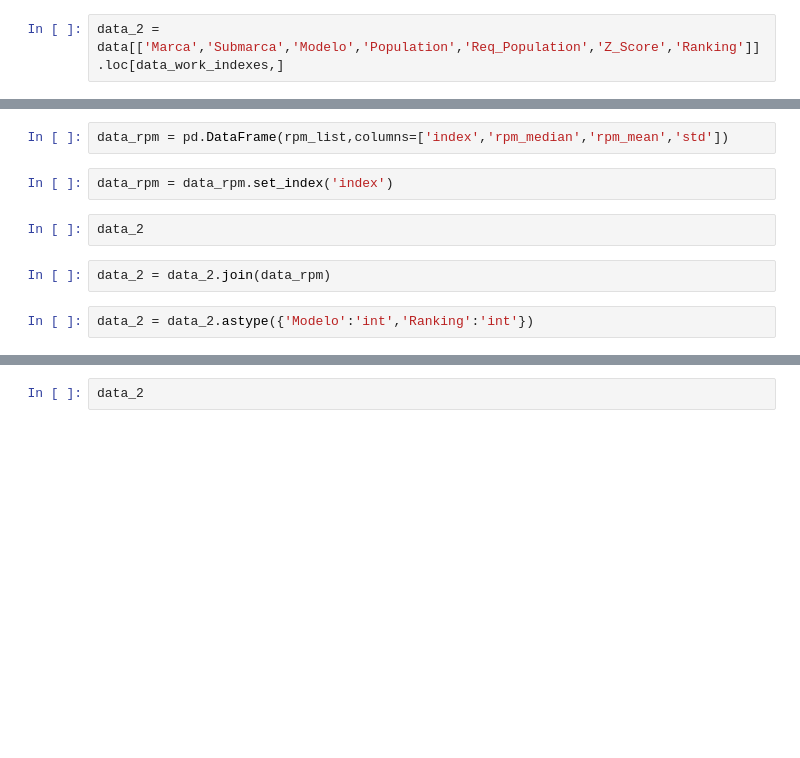
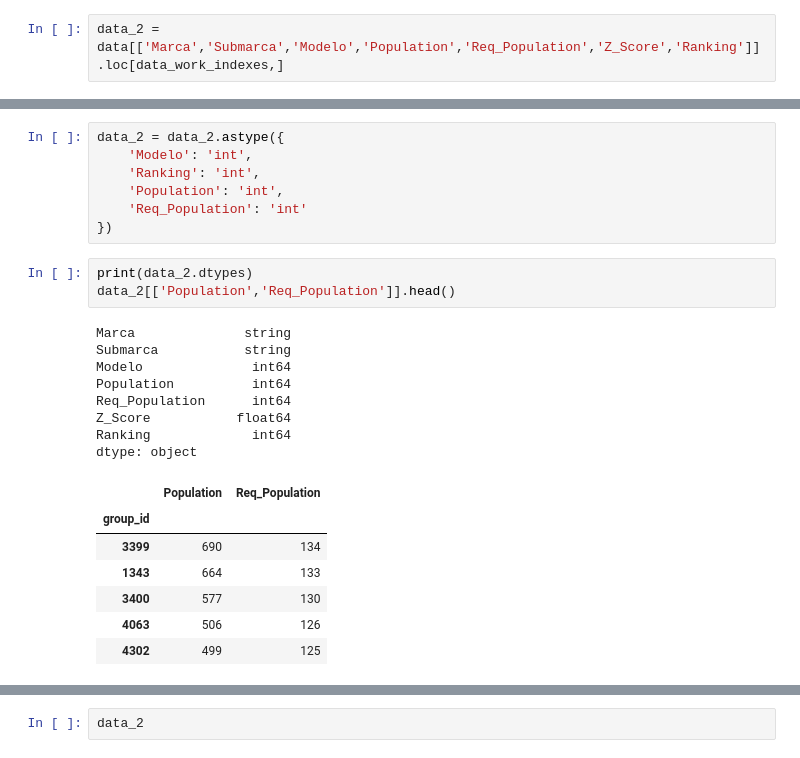
Before and after one commit to adG1l/cortesDiesel, a Jupyter notebook: notebooks/cortes_gobernador.ipynb, the cells around one changed output, grey strips where cells are left out. Cells and saved outputs as stored; diff of their text form; blank space fills up the shorter version.

```diff
--- a/notebooks/cortes_gobernador.ipynb
+++ b/notebooks/cortes_gobernador.ipynb
@@ -556,10 +629,26 @@ TypeError: '<' not supported between instances of 'str' and 'int'
-# %%
-data_rpm = pd.DataFrame(rpm_list,columns=['index','rpm_median','rpm_mean','std'])
-# %%
-data_rpm = data_rpm.set_index('index')
-# %%
-data_2
-# %%
-data_2 = data_2.join(data_rpm)
 # %%
-data_2 = data_2.astype({'Modelo':'int','Ranking':'int'})
+data_2 = data_2.astype({
+    'Modelo': 'int',
+    'Ranking': 'int',
+    'Population': 'int',
+    'Req_Population': 'int'
+})
+# %%
+print(data_2.dtypes)
+data_2[['Population','Req_Population']].head()
+# %% [output]
+Marca              string
+Submarca           string
+Modelo              int64
+Population          int64
+Req_Population      int64
+Z_Score           float64
+Ranking             int64
+dtype: object
+|  | Population | Req_Population |
+| group_id |  |  |
+| 3399 | 690 | 134 |
+| 1343 | 664 | 133 |
+| 3400 | 577 | 130 |
+| 4063 | 506 | 126 |
+| 4302 | 499 | 125 |
```
Also changed, not shown: parts of 11 cells of this notebook.
